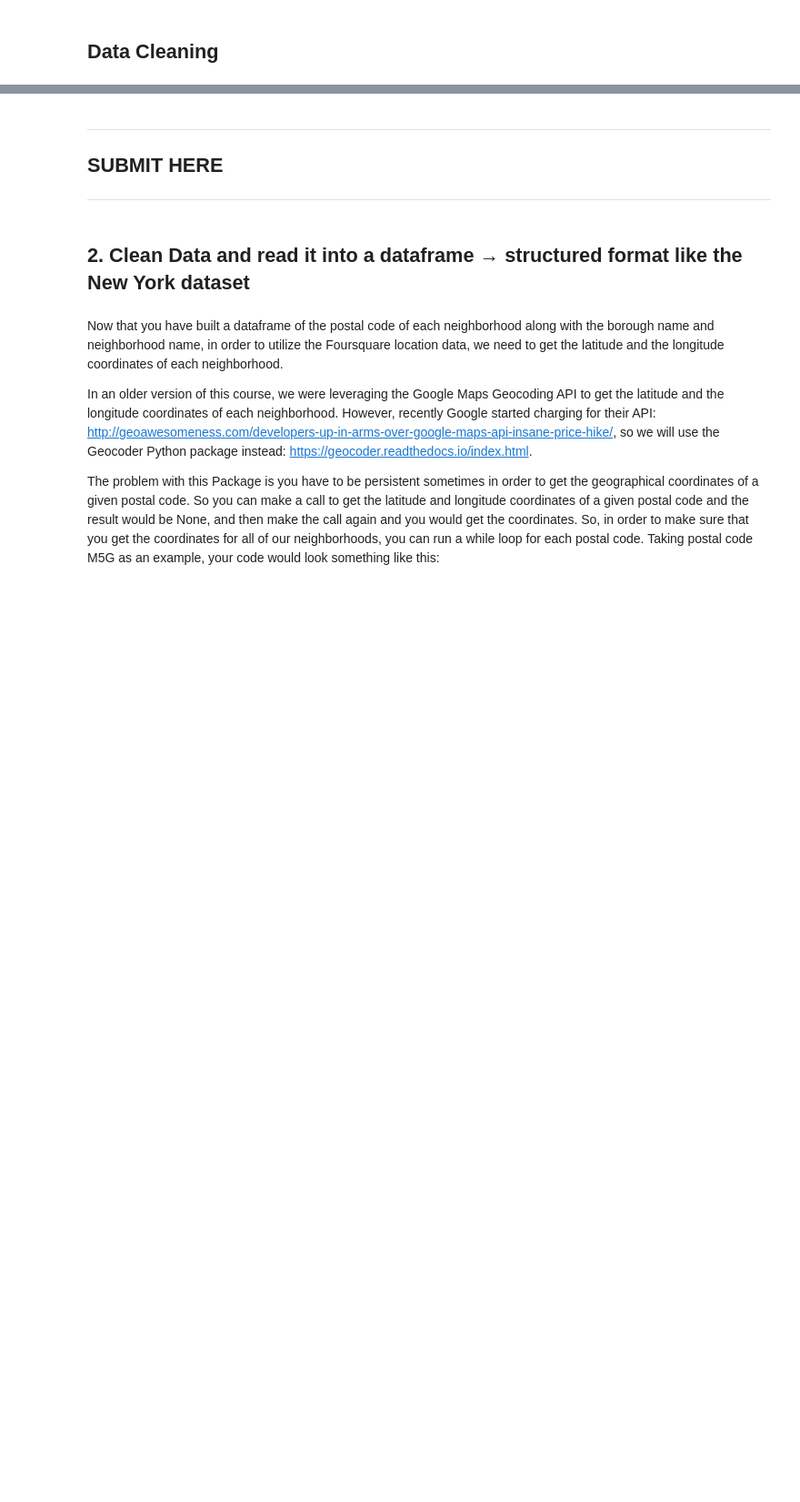
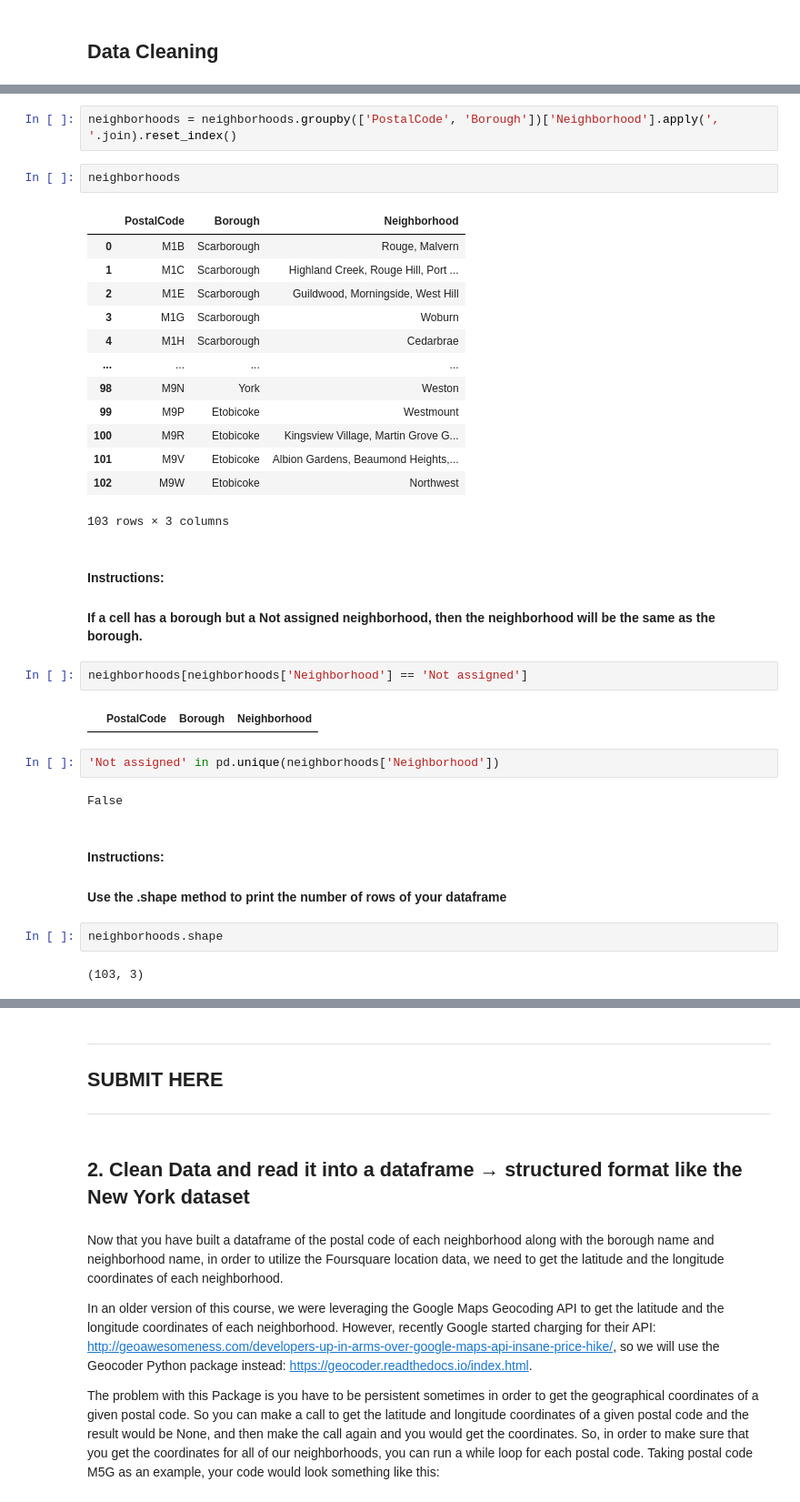
Before and after one commit to alinasansevich/Coursera_Capstone, a Jupyter notebook: Clustering-Neighborhoods-in-Toronto.ipynb, the cells around one changed output, grey strips where cells are left out. Shown: that part at 91% size. Saved outputs shown, nothing was run; the diff lists cells and outputs as text; blank space fills up the shorter version.

```diff
--- a/Clustering-Neighborhoods-in-Toronto.ipynb
+++ b/Clustering-Neighborhoods-in-Toronto.ipynb
@@ -179,0 +132,36 @@ Use pandas, or the BeautifulSoup package, or any other way you are comfortable w
+# %%
+neighborhoods = neighborhoods.groupby(['PostalCode', 'Borough'])['Neighborhood'].apply(', '.join).reset_index()
+# %%
+neighborhoods
+# %% [output]
+|  | PostalCode | Borough | Neighborhood |
+| 0 | M1B | Scarborough | Rouge, Malvern |
+| 1 | M1C | Scarborough | Highland Creek, Rouge Hill, Port ... |
+| 2 | M1E | Scarborough | Guildwood, Morningside, West Hill |
+| 3 | M1G | Scarborough | Woburn |
+| 4 | M1H | Scarborough | Cedarbrae |
+| ... | ... | ... | ... |
+| 98 | M9N | York | Weston |
+| 99 | M9P | Etobicoke | Westmount |
+| 100 | M9R | Etobicoke | Kingsview Village, Martin Grove G... |
+| 101 | M9V | Etobicoke | Albion Gardens, Beaumond Heights,... |
+| 102 | M9W | Etobicoke | Northwest |
+103 rows × 3 columns
+# %% [markdown]
+#### Instructions:
+#### If a cell has a borough but a Not assigned neighborhood, then the neighborhood will be the same as the borough.
+# %%
+neighborhoods[neighborhoods['Neighborhood'] == 'Not assigned']
+# %% [output]
+|  | PostalCode | Borough | Neighborhood |
+# %%
+'Not assigned' in pd.unique(neighborhoods['Neighborhood'])
+# %% [output]
+False
+# %% [markdown]
+#### Instructions:
+#### Use the .shape method to print the number of rows of your dataframe
+# %%
+neighborhoods.shape
+# %% [output]
+(103, 3)
```
Also changed, not shown: parts of 21 cells of this notebook.
